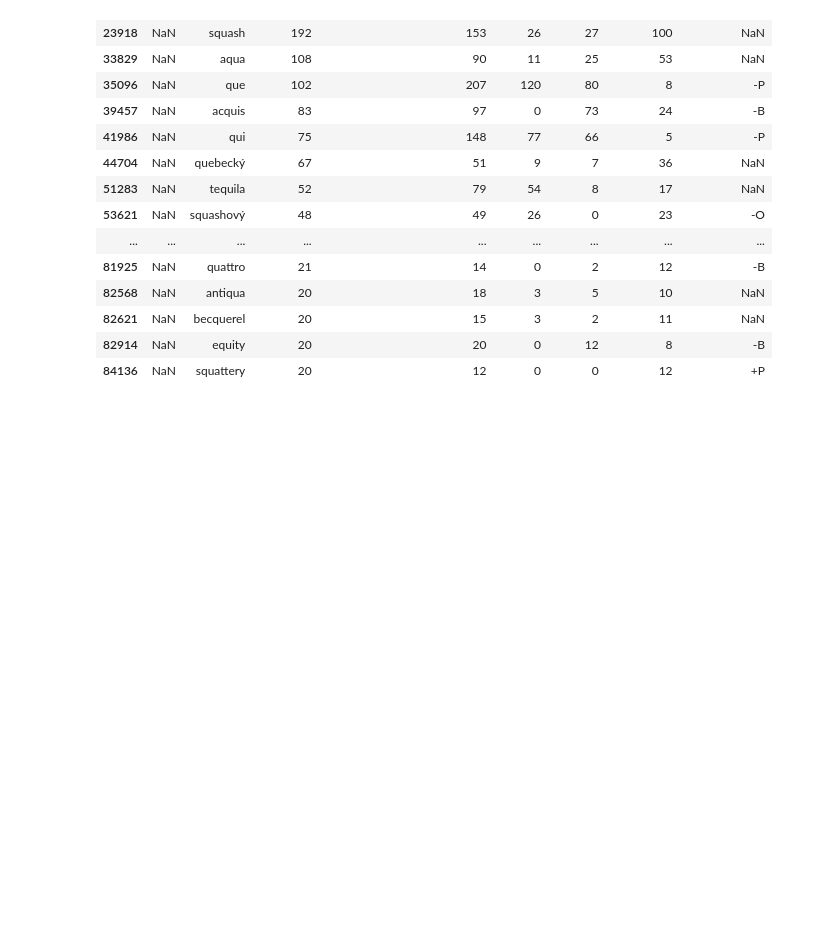
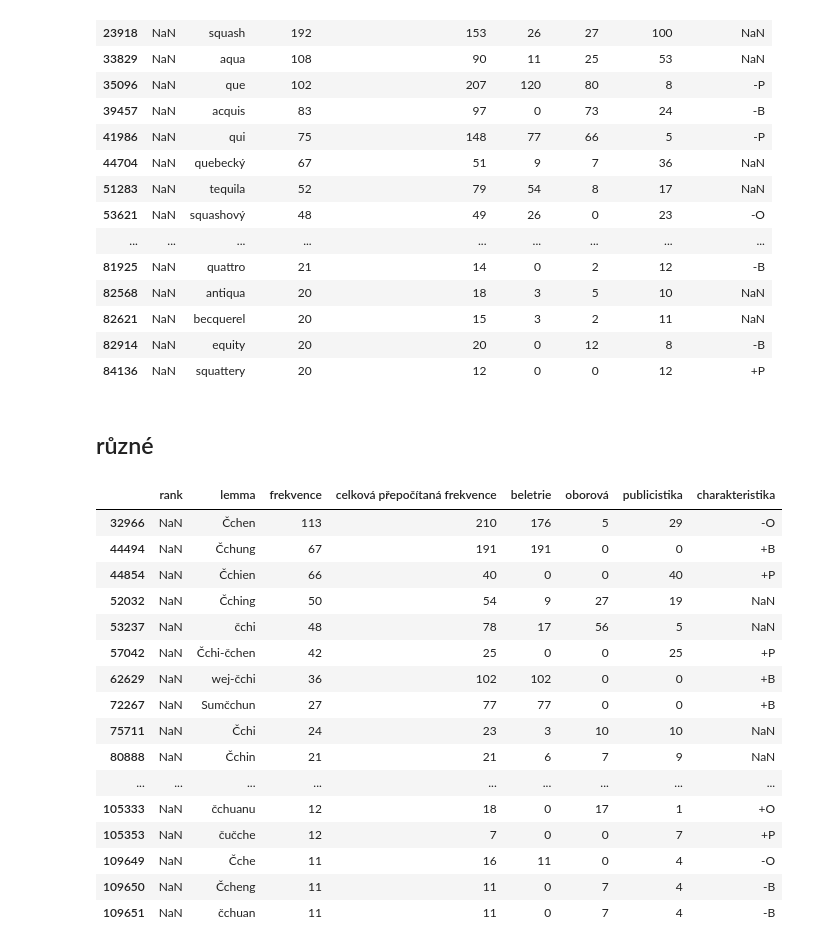
Before and after one commit to michalkasparek/logopedie, a Jupyter notebook: 99 hrátky s korpusem.ipynb, the cells around one changed output. Cells and saved outputs as stored; diff of their text form; code cells hidden in the pictures; blank space fills up the shorter version.

```diff
--- a/99 hrátky s korpusem.ipynb
+++ b/99 hrátky s korpusem.ipynb
@@ -181,3 +313,25 @@ df[(df['lemma'].str.lower().str.contains('q',na=False)) & (df['lemma'].str.lower
 | 82621 | NaN | becquerel | 20 | 15 | 3 | 2 | 11 | NaN |
 | 82914 | NaN | equity | 20 | 20 | 0 | 12 | 8 | -B |
 | 84136 | NaN | squattery | 20 | 12 | 0 | 0 | 12 | +P |
+# %% [markdown]
+## různé
+# %%
+df[df['lemma'].str.lower().str.contains('čch',na=False)].head(30)
+# %% [output]
+|  | rank | lemma | frekvence | celková přepočítaná frekvence | beletrie | oborová | publicistika | charakteristika |
+| 32966 | NaN | Čchen | 113 | 210 | 176 | 5 | 29 | -O |
+| 44494 | NaN | Čchung | 67 | 191 | 191 | 0 | 0 | +B |
+| 44854 | NaN | Čchien | 66 | 40 | 0 | 0 | 40 | +P |
+| 52032 | NaN | Čching | 50 | 54 | 9 | 27 | 19 | NaN |
+| 53237 | NaN | čchi | 48 | 78 | 17 | 56 | 5 | NaN |
+| 57042 | NaN | Čchi-čchen | 42 | 25 | 0 | 0 | 25 | +P |
+| 62629 | NaN | wej-čchi | 36 | 102 | 102 | 0 | 0 | +B |
+| 72267 | NaN | Sumčchun | 27 | 77 | 77 | 0 | 0 | +B |
+| 75711 | NaN | Čchi | 24 | 23 | 3 | 10 | 10 | NaN |
+| 80888 | NaN | Čchin | 21 | 21 | 6 | 7 | 9 | NaN |
+| ... | ... | ... | ... | ... | ... | ... | ... | ... |
+| 105333 | NaN | čchuanu | 12 | 18 | 0 | 17 | 1 | +O |
+| 105353 | NaN | čučche | 12 | 7 | 0 | 0 | 7 | +P |
+| 109649 | NaN | Čche | 11 | 16 | 11 | 0 | 4 | -O |
+| 109650 | NaN | Čcheng | 11 | 11 | 0 | 7 | 4 | -B |
+| 109651 | NaN | čchuan | 11 | 11 | 0 | 7 | 4 | -B |
```
Also changed, not shown: parts of 39 cells of this notebook, 3 other files.
